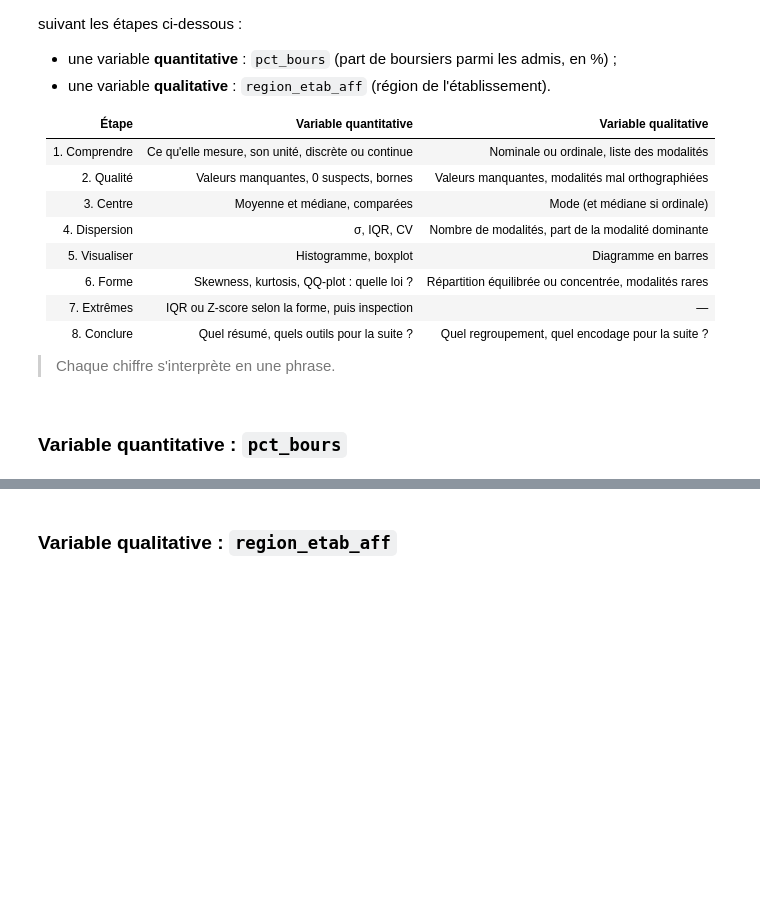
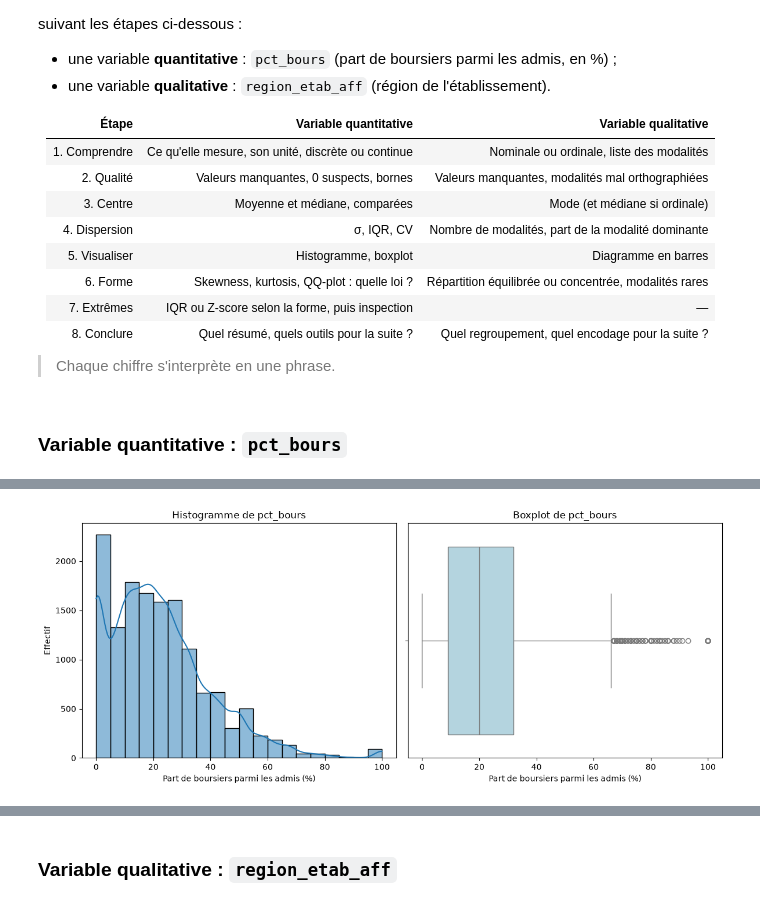
Before and after one commit to Mickael-C21/Analyse_univariee_bivariee, a Jupyter notebook: TP_Parcoursup.ipynb, the cells around one changed output, grey strips where cells are left out. Drawn from its saved outputs; the diff is of its cells as text; code cells hidden in the pictures; blank space fills up the shorter version.

```diff
--- a/TP_Parcoursup.ipynb
+++ b/TP_Parcoursup.ipynb
@@ -585,3 +585,22 @@ Vous disposez maintenant de toute la méthode. Analysez **seuls** les deux varia
 > Chaque chiffre s'interprète en une phrase.
 # %% [markdown]
 ### Variable quantitative : `pct_bours`
+# %%
+df_bours = df["pct_bours"]
+pct_bours_valides = df_bours.dropna()
+
+print("Nombre de valeurs manquantes :", df_bours.isna().sum())
+print("Nombre de valeurs hors intervalle [0, 100] :", ((pct_bours_valides < 0) | (pct_bours_valides > 100)).sum())
+print("Nombre de zéros :", (pct_bours_valides == 0).sum())
+print("\nStatistiques descriptives :")
+print(pct_bours_valides.describe())
+print("Médiane :", pct_bours_valides.median())
+print("Écart-type :", pct_bours_valides.std())
+print("Coefficient de variation :", pct_bours_valides.std() / pct_bours_valides.mean())
+
+Q1_pct_bours = pct_bours_valides.quantile(0.25)
+Q3_pct_bours = pct_bours_valides.quantile(0.75)
+print("Premier quartile :", Q1_pct_bours)
+print("Troisième quartile :", Q3_pct_bours)
+IQR = Q3_pct_bours - Q1_pct_bours
+print("Intervalle interquartile :", IQR)
@@ -587,0 +628,16 @@ Vous disposez maintenant de toute la méthode. Analysez **seuls** les deux varia
+# %%
+fig, axes = plt.subplots(1, 2, figsize=(12, 5))
+
+sns.histplot(pct_bours_valides, bins=20, kde=True, ax=axes[0])
+axes[0].set_title("Histogramme de pct_bours")
+axes[0].set_xlabel("Part de boursiers parmi les admis (%)")
+axes[0].set_ylabel("Effectif")
+
+sns.boxplot(x=pct_bours_valides, color="lightblue", ax=axes[1])
+axes[1].set_title("Boxplot de pct_bours")
+axes[1].set_xlabel("Part de boursiers parmi les admis (%)")
+
+plt.tight_layout()
+plt.show()
+# %% [output]
+[figure, added]
```
Also changed, not shown: parts of 10 cells of this notebook.
